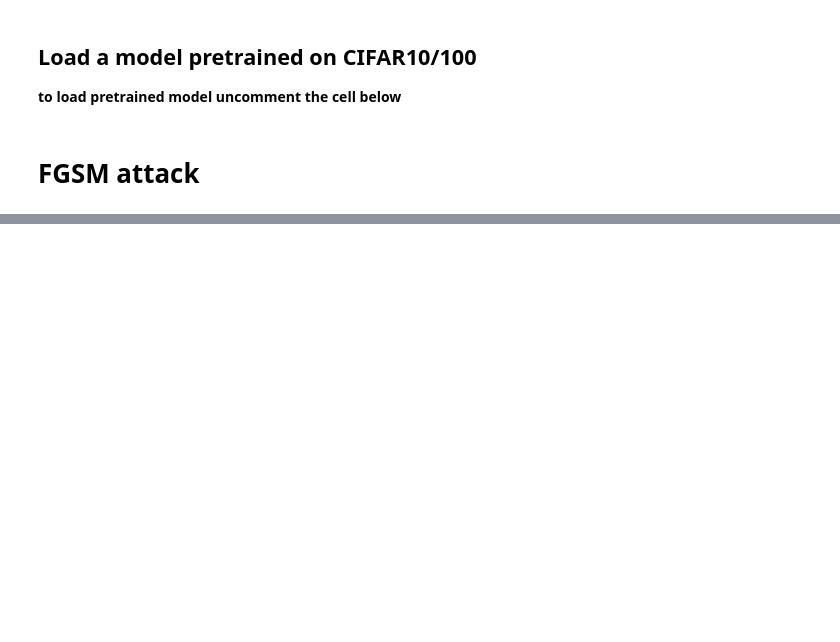
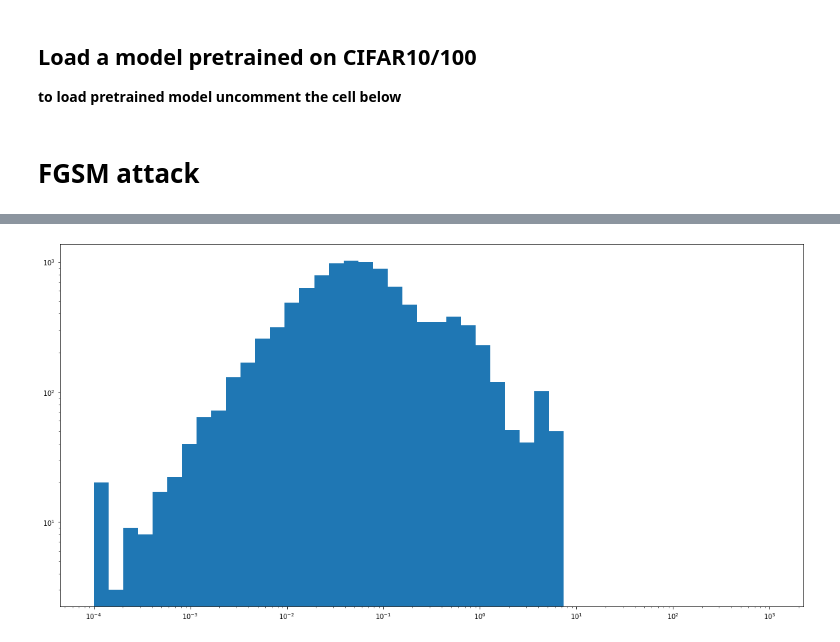
Before and after one commit to roguLINA/DL_project, a Jupyter notebook: experiment.ipynb, the cells around one changed output, grey strips where cells are left out. Cells and saved outputs as stored; diff of their text form; code cells hidden in the pictures; blank space fills up the shorter version.

```diff
--- a/experiment.ipynb
+++ b/experiment.ipynb
@@ -205,0 +221,17 @@ results_df
+# %%
+preds_class_change, radii_class_change = utils_attack.get_adversarial_radii(
+    model,
+    all_preds_np,
+    dataloader=test_loader,
+    loss=criterion,
+    num_samples=10000,
+    min_v=1e-4,
+    max_v=1000,
+    step_v=2 ** 0.5,
+    method="fgsm",
+    device=device,
+#     min_eps=1e-4,
+#     max_eps=1000,
+#     step_eps=2 ** 0.5,
+    #use_preds=True
+)
@@ -205,0 +240,7 @@ results_df
+# %%
+radii_inv_class_change = -radii_class_change
+finite_radii_class_change_mask = radii_inv_class_change != -np.inf
+radii_inv_class_change_finite = radii_inv_class_change[finite_radii_class_change_mask]
+preds_class_change = all_preds_np[finite_radii_class_change_mask]
+# %%
+radii_class_change_finite = radii_class_change[finite_radii_class_change_mask]
@@ -205,0 +256,13 @@ results_df
+# %%
+min_eps = 1e-4
+max_eps = 1e3
+step_eps = 2 ** 0.5
+num_eps = int((np.log10(max_eps) - np.log10(min_eps)) / np.log10(step_eps)) + 1
+bins = list(np.geomspace(min_eps, max_eps, num_eps))
+# %%
+fig, ax = plt.subplots(figsize=(20,10))
+ax.hist(radii_class_change_finite, bins=bins);
+ax.set_xscale('log')
+ax.set_yscale('log')
+# %% [output]
+[figure, added]
```
Also changed, not shown: parts of 15 cells of this notebook, 2 other files.
